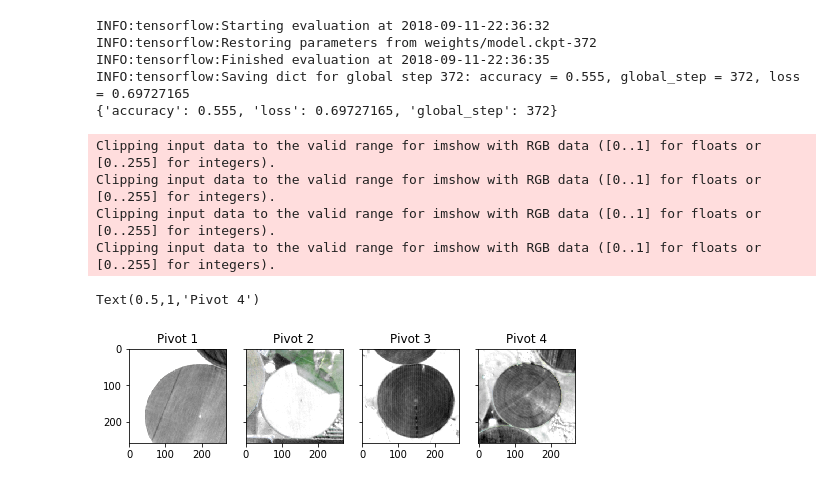
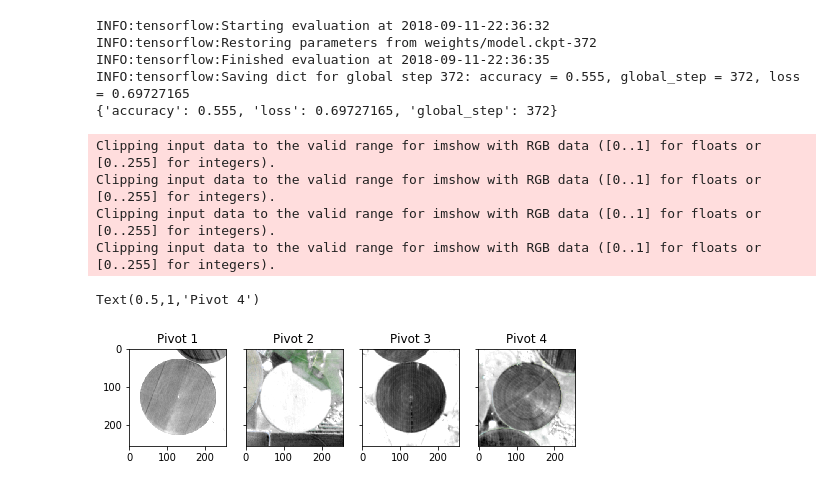
Before and after one commit to saraivaufc/tf_object_detection, a Jupyter notebook: tutorial.ipynb, the cells around one changed output. Cells and saved outputs as stored; diff of their text form; code cells hidden in the pictures.

```diff
--- a/tutorial.ipynb
+++ b/tutorial.ipynb
@@ -85,30 +85,31 @@ INFO:tensorflow:Restoring parameters from weights/model.ckpt-372
 INFO:tensorflow:Finished evaluation at 2018-09-11-22:36:35
 INFO:tensorflow:Saving dict for global step 372: accuracy = 0.555, global_step = 372, loss = 0.69727165
 {'accuracy': 0.555, 'loss': 0.69727165, 'global_step': 372}
-# %%
-pivot1 = image_utils.load_file("tests/pivot1.tif")
-pivot2 = image_utils.load_file("tests/pivot2.tif")
-pivot3 = image_utils.load_file("tests/pivot3.tif")
-pivot4 = image_utils.load_file("tests/pivot4.tif")
 # %%
+pivot1 = image_utils.load_file("tests/pivot1.tif", image_width, image_height)
+pivot2 = image_utils.load_file("tests/pivot2.tif", image_width, image_height)
+pivot3 = image_utils.load_file("tests/pivot3.tif", image_width, image_height)
+pivot4 = image_utils.load_file("tests/pivot4.tif", image_width, image_height)
+
+
 fig, axes = plt.subplots(nrows=1, ncols=4, figsize=(8, 8), sharex=True, sharey=True)
 ax = axes.ravel()
 
 ax[0].imshow(pivot1, interpolation='nearest')
 ax[0].set_title("Pivot 1")
 
 ax[1].imshow(pivot2, interpolation='nearest')
 ax[1].set_title("Pivot 2")
 
 ax[2].imshow(pivot3, interpolation='nearest')
 ax[2].set_title("Pivot 3")
 
 ax[3].imshow(pivot4,interpolation='nearest')
 ax[3].set_title("Pivot 4")
 # %% [output]
 Clipping input data to the valid range for imshow with RGB data ([0..1] for floats or [0..255] for integers).
 Clipping input data to the valid range for imshow with RGB data ([0..1] for floats or [0..255] for integers).
 Clipping input data to the valid range for imshow with RGB data ([0..1] for floats or [0..255] for integers).
 Clipping input data to the valid range for imshow with RGB data ([0..1] for floats or [0..255] for integers).
 Text(0.5,1,'Pivot 4')
-[figure, old version]
+[figure, new version]
```
Also changed, not shown: parts of 8 cells of this notebook.
